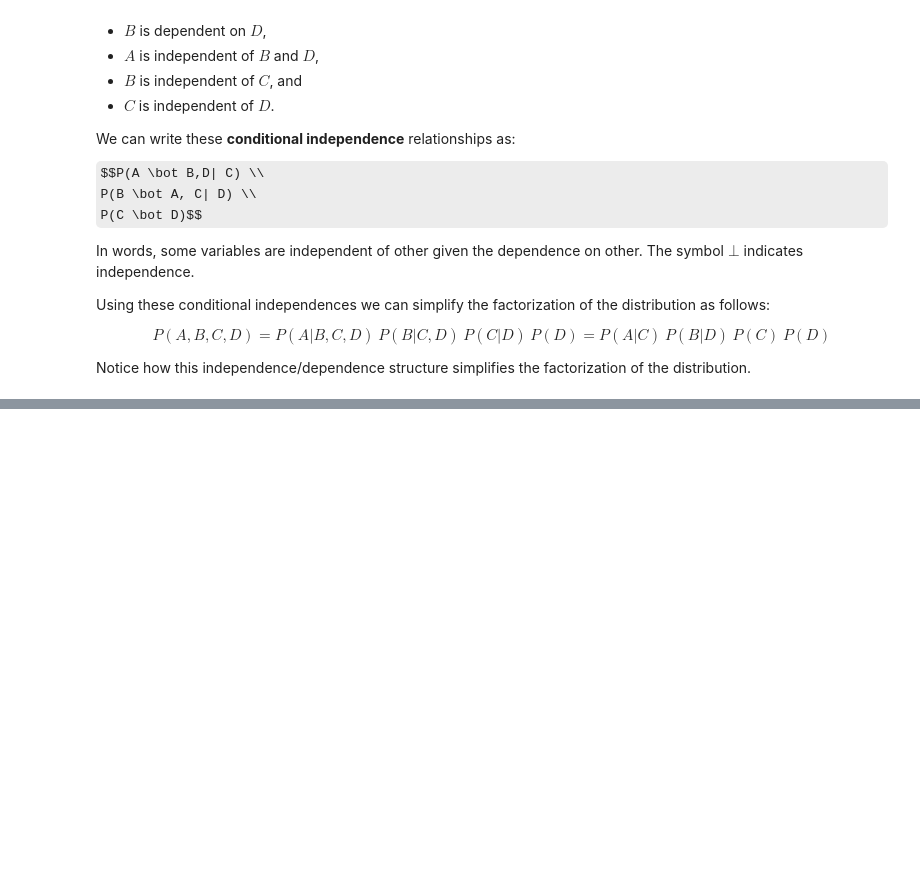
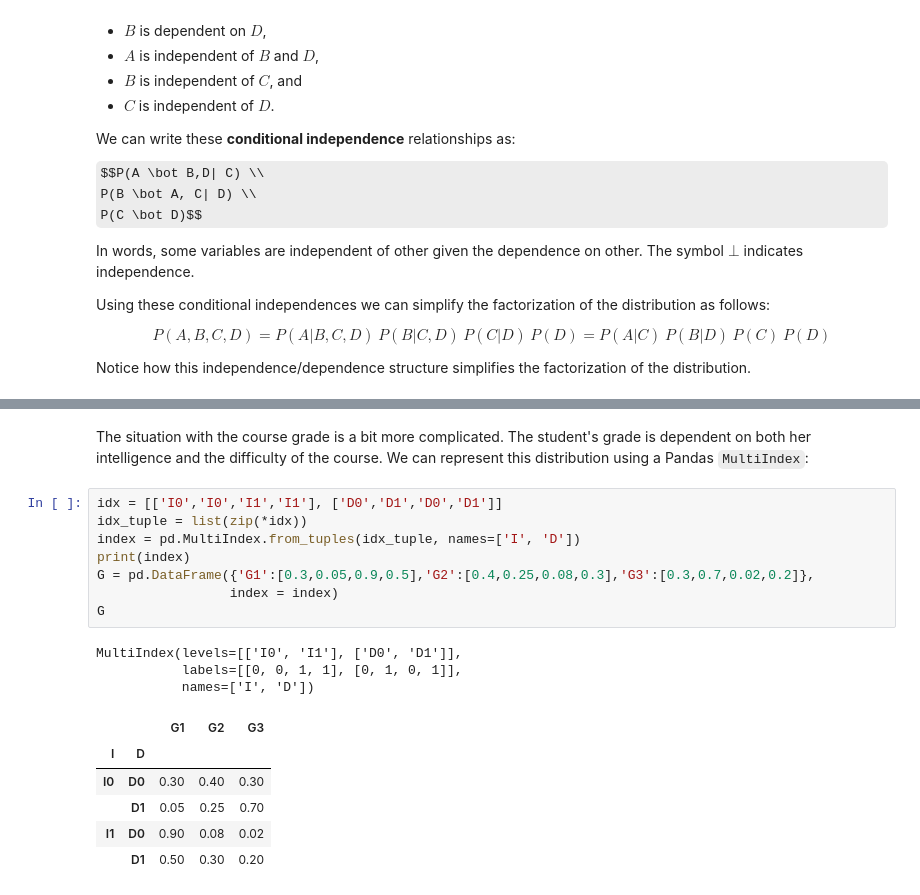
Before and after one commit to StephenElston/CSCI_E_82A_Probabalistic_Programming, a Jupyter notebook: Lesson1_Introduction_Probability/Review_of_Probability.ipynb, the cells around one changed output, grey strips where cells are left out. Cells and saved outputs as stored; diff of their text form; some formulas as TeX source; blank space fills up the shorter version.

```diff
--- a/Lesson1_Introduction_Probability/Review_of_Probability.ipynb
+++ b/Lesson1_Introduction_Probability/Review_of_Probability.ipynb
@@ -266,0 +320,20 @@ Notice how this independence/dependence structure simplifies the factorization o
+# %% [markdown]
+The situation with the course grade is a bit more complicated. The student's grade is dependent on both her intelligence and the difficulty of the course. We can represent this distribution using a Pandas `MultiIndex`:
+# %%
+idx = [['I0','I0','I1','I1'], ['D0','D1','D0','D1']]
+idx_tuple = list(zip(*idx))
+index = pd.MultiIndex.from_tuples(idx_tuple, names=['I', 'D'])
+print(index)
+G = pd.DataFrame({'G1':[0.3,0.05,0.9,0.5],'G2':[0.4,0.25,0.08,0.3],'G3':[0.3,0.7,0.02,0.2]},
+                 index = index)
+G
+# %% [output]
+MultiIndex(levels=[['I0', 'I1'], ['D0', 'D1']],
+           labels=[[0, 0, 1, 1], [0, 1, 0, 1]],
+           names=['I', 'D'])
+|  |  | G1 | G2 | G3 |
+| I | D |  |  |  |
+| I0 | D0 | 0.30 | 0.40 | 0.30 |
+|  | D1 | 0.05 | 0.25 | 0.70 |
+| I1 | D0 | 0.90 | 0.08 | 0.02 |
+|  | D1 | 0.50 | 0.30 | 0.20 |
```
Also changed, not shown: parts of 22 cells of this notebook.
